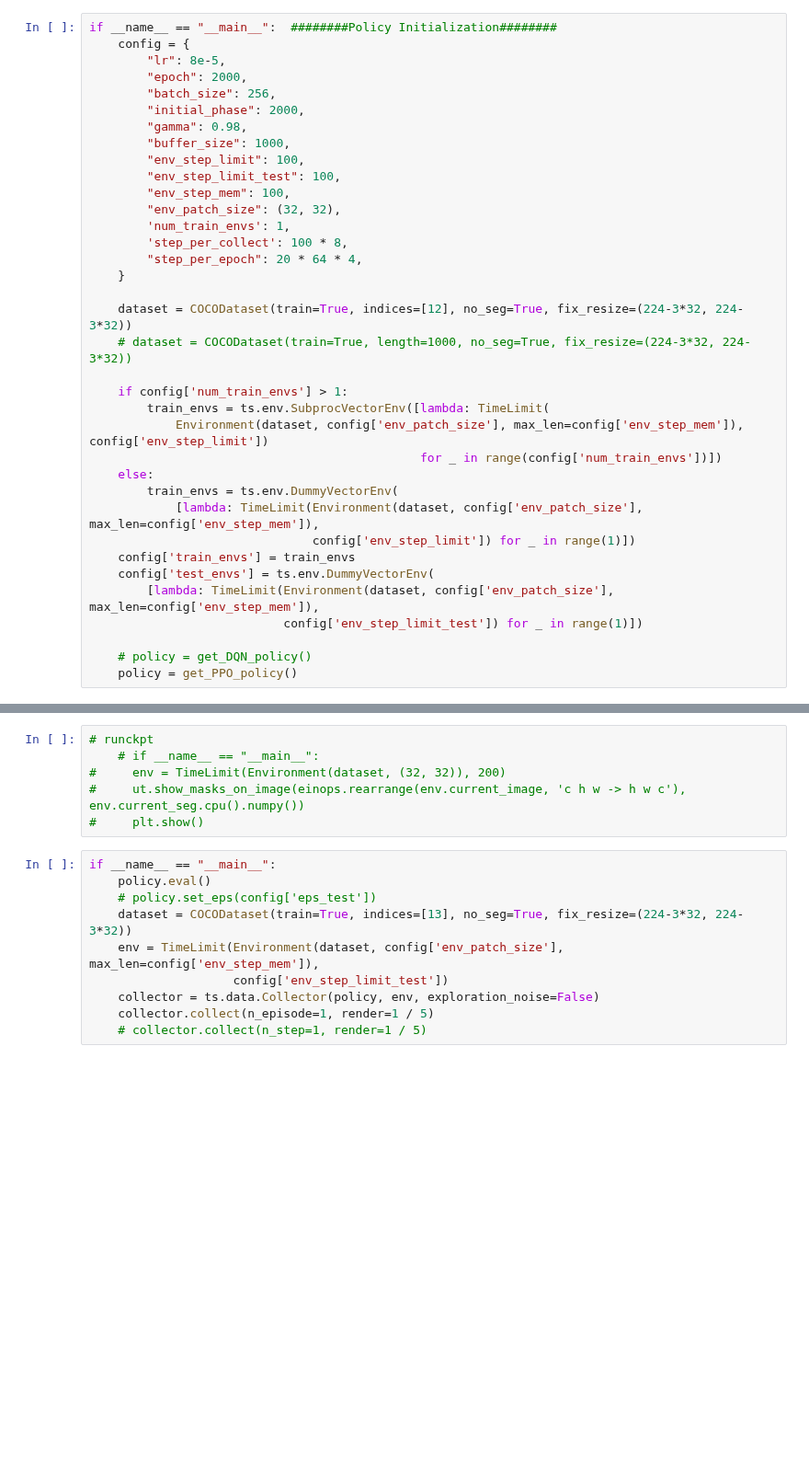
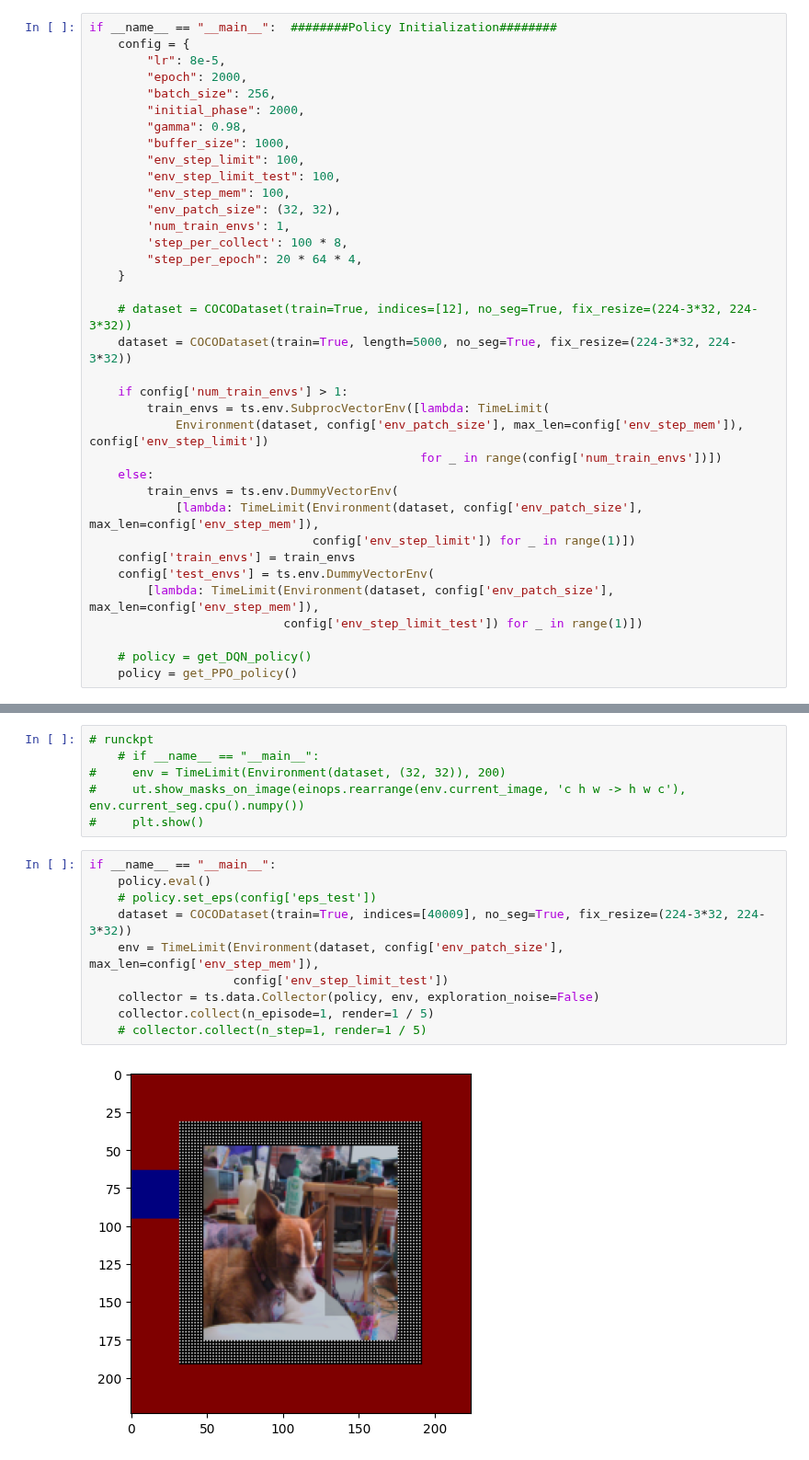
Before and after one commit to moeiniamir/AttentionRL, a Jupyter notebook: v2/agent1.ipynb, the cells around one changed output, grey strips where cells are left out. Shown at 92% size. Saved outputs shown, nothing was run; the diff lists cells and outputs as text; blank space fills up the shorter version.

```diff
--- a/v2/agent1.ipynb
+++ b/v2/agent1.ipynb
@@ -322,8 +323,8 @@ if __name__ == "__main__":  ########Policy Initialization########
         "step_per_epoch": 20 * 64 * 4,
     }
 
-    dataset = COCODataset(train=True, indices=[12], no_seg=True, fix_resize=(224-3*32, 224-3*32))
-    # dataset = COCODataset(train=True, length=1000, no_seg=True, fix_resize=(224-3*32, 224-3*32))
+    # dataset = COCODataset(train=True, indices=[12], no_seg=True, fix_resize=(224-3*32, 224-3*32))
+    dataset = COCODataset(train=True, length=5000, no_seg=True, fix_resize=(224-3*32, 224-3*32))
 
     if config['num_train_envs'] > 1:
         train_envs = ts.env.SubprocVectorEnv([lambda: TimeLimit(
@@ -365,10 +371,12 @@ if __name__ == "__main__":  ########Training########
 # %%
 if __name__ == "__main__":
     policy.eval()
     # policy.set_eps(config['eps_test'])
-    dataset = COCODataset(train=True, indices=[13], no_seg=True, fix_resize=(224-3*32, 224-3*32))
+    dataset = COCODataset(train=True, indices=[40009], no_seg=True, fix_resize=(224-3*32, 224-3*32))
     env = TimeLimit(Environment(dataset, config['env_patch_size'], max_len=config['env_step_mem']),
                     config['env_step_limit_test'])
     collector = ts.data.Collector(policy, env, exploration_noise=False)
     collector.collect(n_episode=1, render=1 / 5)
     # collector.collect(n_step=1, render=1 / 5)
+# %% [output]
+[figure, added]
```
Also changed, not shown: parts of 4 cells of this notebook, 2 other files.
